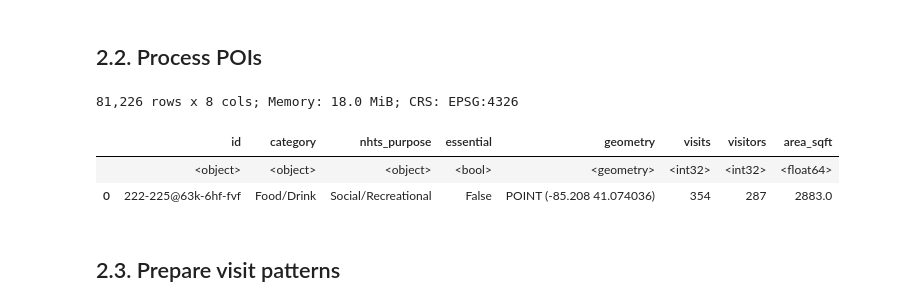
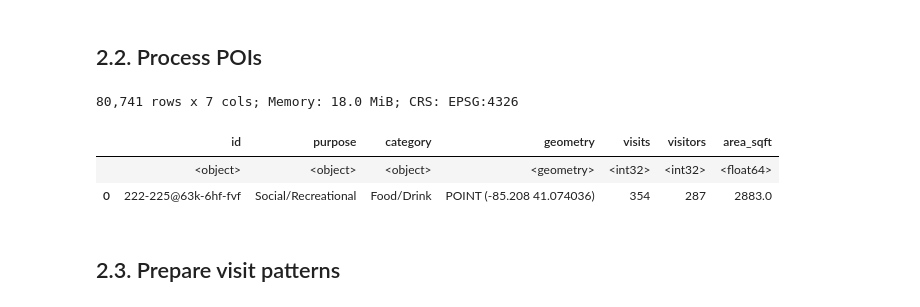
Before and after one commit to rvanxer/spr_4711, a Jupyter notebook: code/pois.ipynb, the cells around one changed output. Drawn from its saved outputs; the diff is of its cells as text; code cells hidden in the pictures.

```diff
--- a/code/pois.ipynb
+++ b/code/pois.ipynb
@@ -51,26 +51,24 @@ U.disp_table(c, [dict(selector='td, th', props=[
 # %%
 def get_sg_pois(categories, region='IN', overwrite=False,
                 inpath=SAFEGRAPH / 'pois/us/2020-11-06.parquet',
                 outpath=Path('../data/pois/sg_pois.parquet')):
     if outpath.exists() and not overwrite:
         return gpd.read_parquet(outpath).set_crs(CRS_DEG)
-    df = pd.read_parquet(inpath)
+    df = pd.read_parquet(inpath, columns=[
+        'placekey', 'region', 'top_category', 'lon', 'lat', 'area_sqft'])
     df = df[df.region == region]
     df = mk.geo.pdf2gdf(df, 'lon', 'lat', CRS_DEG)
-    df = df.merge(categories, on='top_category').astype({'essential': bool})
-    df.category = df.category.str.title()
-    df.nhts_purpose = df.nhts_purpose.str.title()
-    df = df[['placekey', 'category', 'nhts_purpose',
-             'essential', 'area_sqft', 'geometry']]
+    df = df.merge(categories, on='top_category')
+    df = df[['placekey', 'purpose', 'category', 'area_sqft', 'geometry']]
     df.to_parquet(U.mkfile(outpath))
     return df
 
-poi = get_sg_pois(cats, overwrite=0).disp() # t=0:12
+poi = get_sg_pois(cats, overwrite=0).disp() # t=0:04
 # %% [output]
-81,226 rows x 8 cols; Memory: 18.0 MiB; CRS: EPSG:4326
+80,741 rows x 7 cols; Memory: 18.0 MiB; CRS: EPSG:4326
-|  | id | category | nhts_purpose | essential | geometry | visits | visitors | area_sqft |
-|  | <object> | <object> | <object> | <bool> | <geometry> | <int32> | <int32> | <float64> |
-| 0 | 222-225@63k-6hf-fvf | Food/Drink | Social/Recreational | False | POINT (-85.208 41.074036) | 354 | 287 | 2883.0 |
+|  | id | purpose | category | geometry | visits | visitors | area_sqft |
+|  | <object> | <object> | <object> | <geometry> | <int32> | <int32> | <float64> |
+| 0 | 222-225@63k-6hf-fvf | Social/Recreational | Food/Drink | POINT (-85.208 41.074036) | 354 | 287 | 2883.0 |
 # %% [markdown]
 ## 2.3. Prepare visit patterns
 # %%
```
Also changed, not shown: parts of 6 cells of this notebook, 12 other files.
